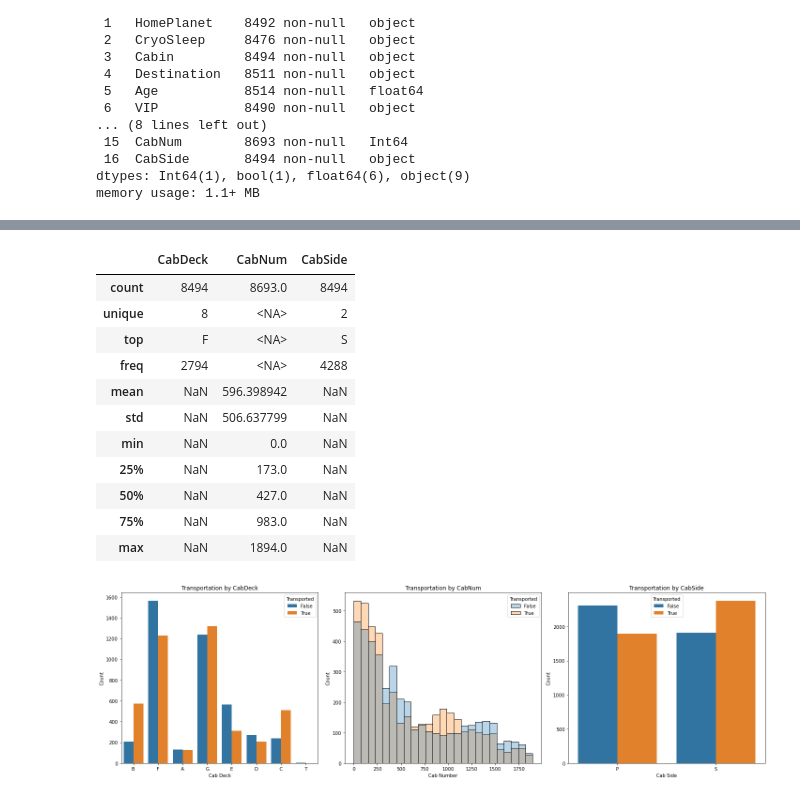
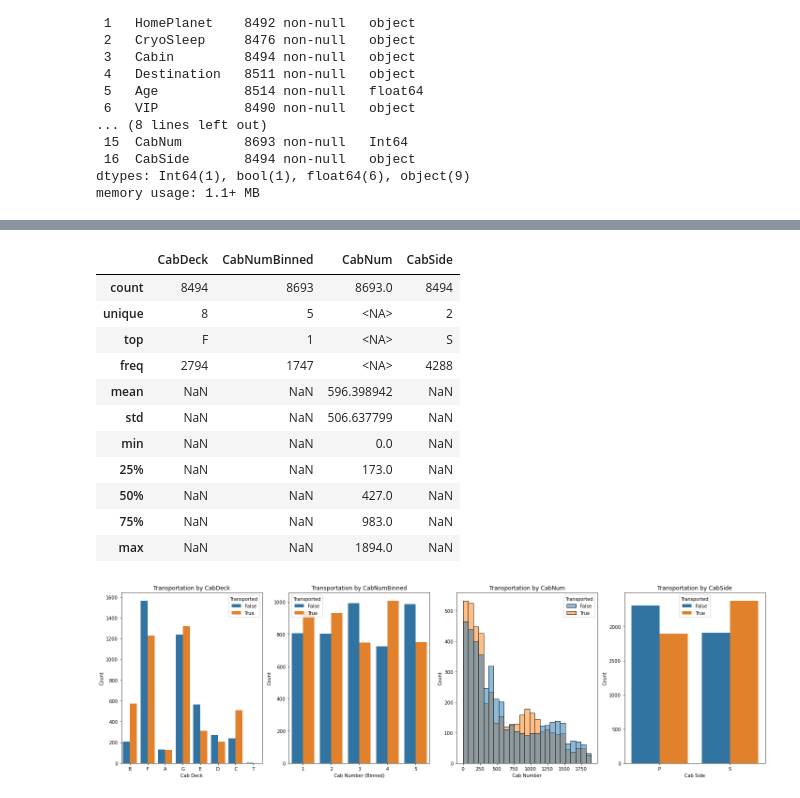
Before and after one commit to brianellis1997/Spaceship-Titanic, a Jupyter notebook: spaceship-titanic/Work.ipynb, the cells around one changed output, grey strips where cells are left out. Drawn from its saved outputs; the diff is of its cells as text; code cells hidden in the pictures.

```diff
--- a/spaceship-titanic/Work.ipynb
+++ b/spaceship-titanic/Work.ipynb
@@ -243,0 +256,10 @@ memory usage: 1.1+ MB
+# %%
+# Convert 'CabNum' to numeric, coercing errors to NaN
+train['CabNum'] = pd.to_numeric(train['CabNum'], errors='coerce')
+
+# Define bins using deciles and apply them to the data
+train['CabNumBinned'] = pd.qcut(train['CabNum'], 5, labels=[str(i) for i in range(1, 6)])
+
+# Display the new column and its distribution
+print(train[['CabNum', 'CabNumBinned']].head())
+print(train['CabNumBinned'].value_counts())
@@ -244,42 +280,48 @@ memory usage: 1.1+ MB
 # %%
-train[['CabDeck', 'CabNum', 'CabSide']].describe(include='all')
+train[['CabDeck', 'CabNumBinned', 'CabNum', 'CabSide']].describe(include='all')
 # %% [output]
-|  | CabDeck | CabNum | CabSide |
-| count | 8494 | 8693.0 | 8494 |
-| unique | 8 | <NA> | 2 |
-| top | F | <NA> | S |
-| freq | 2794 | <NA> | 4288 |
-| mean | NaN | 596.398942 | NaN |
-| std | NaN | 506.637799 | NaN |
-| min | NaN | 0.0 | NaN |
-| 25% | NaN | 173.0 | NaN |
-| 50% | NaN | 427.0 | NaN |
-| 75% | NaN | 983.0 | NaN |
-| max | NaN | 1894.0 | NaN |
+|  | CabDeck | CabNumBinned | CabNum | CabSide |
+| count | 8494 | 8693 | 8693.0 | 8494 |
+| unique | 8 | 5 | <NA> | 2 |
+| top | F | 1 | <NA> | S |
+| freq | 2794 | 1747 | <NA> | 4288 |
+| mean | NaN | NaN | 596.398942 | NaN |
+| std | NaN | NaN | 506.637799 | NaN |
+| min | NaN | NaN | 0.0 | NaN |
+| 25% | NaN | NaN | 173.0 | NaN |
+| 50% | NaN | NaN | 427.0 | NaN |
+| 75% | NaN | NaN | 983.0 | NaN |
+| max | NaN | NaN | 1894.0 | NaN |
 # %%
 # Setting up the figure and subplots
-fig, ax = plt.subplots(1, 3, figsize=(20, 6))  # Correct figsize and subplot creation
+fig, ax = plt.subplots(1, 4, figsize=(20, 6))  # Correct figsize and subplot creation
 
 # Plot for CabDeck
 sns.countplot(data=train, x='CabDeck', hue='Transported', ax=ax[0])
 ax[0].set_title("Transportation by CabDeck")  # Set title method corrected
 ax[0].set_xlabel('Cab Deck')
 ax[0].set_ylabel('Count')
 
-# Plot for CabNum
-sns.histplot(data=train, x='CabNum', hue='Transported', alpha = 0.3, ax=ax[1])
-ax[1].set_title("Transportation by CabNum")
-ax[1].set_xlabel('Cab Number')
+# Plot for CabNumBinned
+sns.countplot(data=train, x='CabNumBinned', hue='Transported', ax=ax[1])
+ax[1].set_title("Transportation by CabNumBinned")
+ax[1].set_xlabel('Cab Number (Binned)')
 ax[1].set_ylabel('Count')
 
+# Plot for CabNum
+sns.histplot(data=train, x='CabNum', hue='Transported', ax=ax[2])
+ax[2].set_title("Transportation by CabNum")
+ax[2].set_xlabel('Cab Number')
+ax[2].set_ylabel('Count')
+
 # Plot for CabSide
-sns.countplot(data=train, x='CabSide', hue='Transported', ax=ax[2])
-ax[2].set_title("Transportation by CabSide")
-ax[2].set_xlabel('Cab Side')
-ax[2].set_ylabel('Count')
+sns.countplot(data=train, x='CabSide', hue='Transported', ax=ax[3])
+ax[3].set_title("Transportation by CabSide")
+ax[3].set_xlabel('Cab Side')
+ax[3].set_ylabel('Count')
 
 # Adjust layout
 plt.tight_layout()
 plt.show()
 # %% [output]
-[figure, old version]
+[figure, new version]
```
Also changed, not shown: parts of 2 cells of this notebook.
